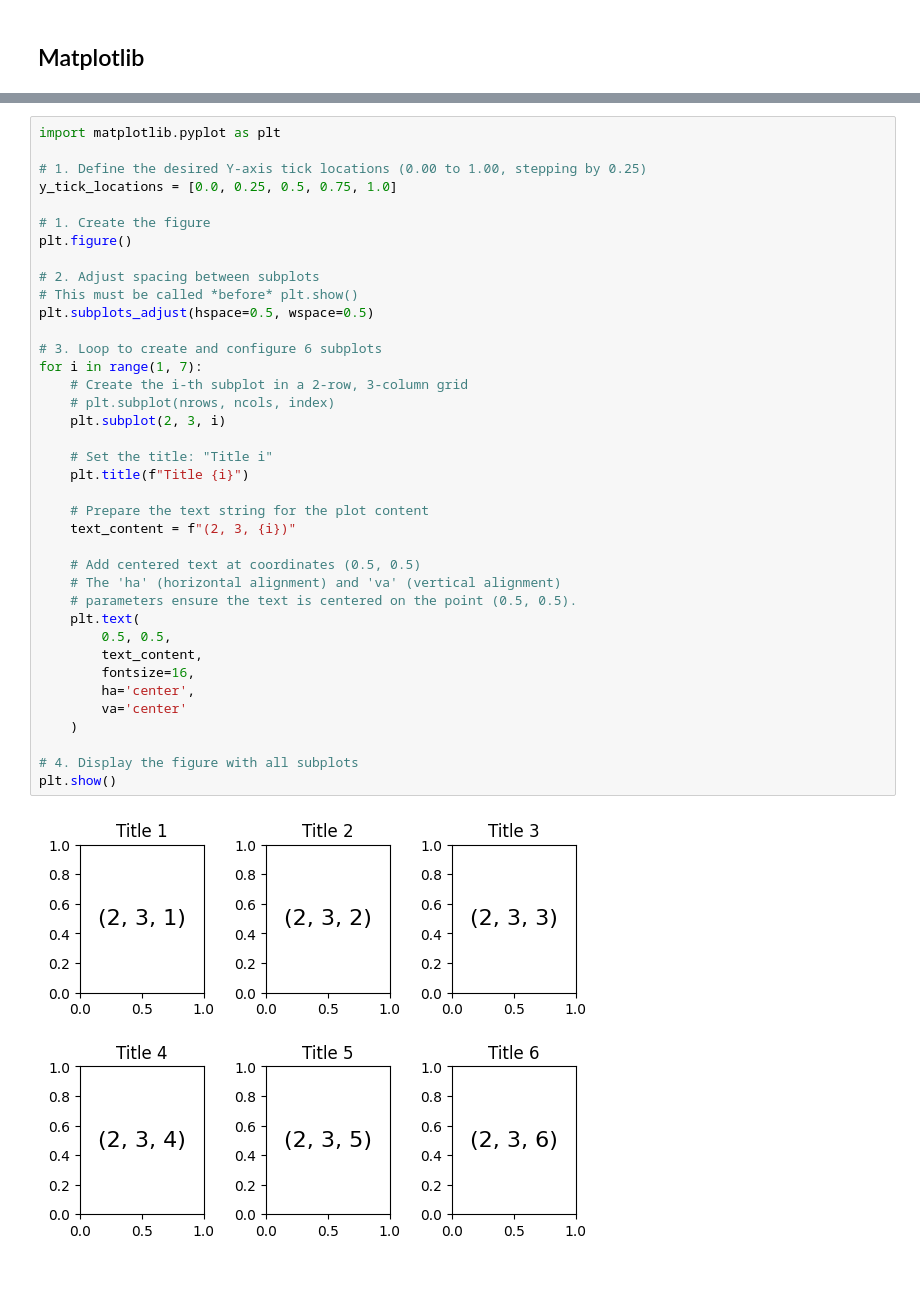
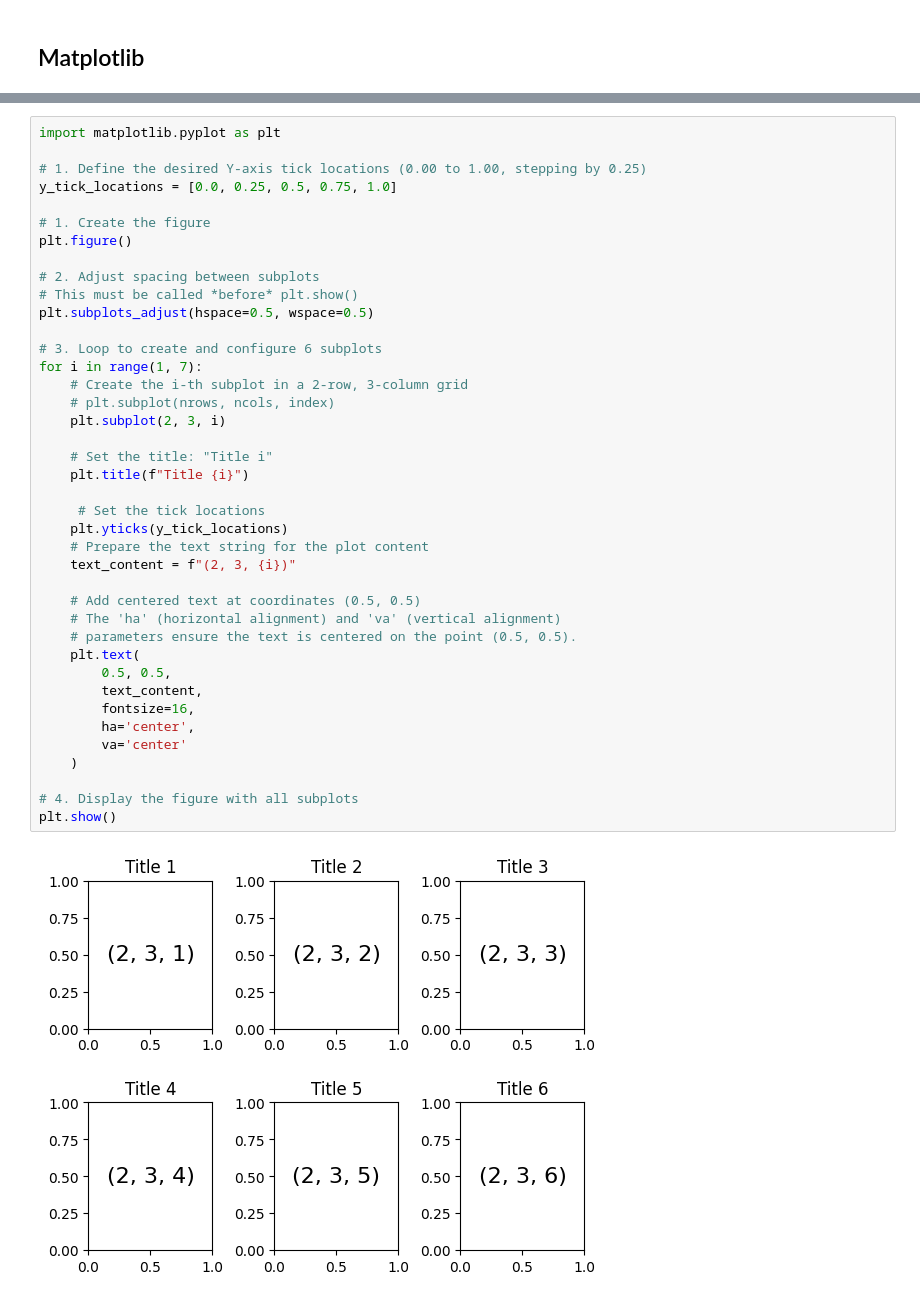
Before and after one commit to Rabinnnn/Visualizations, a Jupyter notebook: visualizations.ipynb, the cells around one changed output, grey strips where cells are left out. Saved outputs shown, nothing was run; the diff lists cells and outputs as text.

```diff
--- a/visualizations.ipynb
+++ b/visualizations.ipynb
@@ -94,31 +90,33 @@ plt.figure()
 # 2. Adjust spacing between subplots
 # This must be called *before* plt.show()
 plt.subplots_adjust(hspace=0.5, wspace=0.5)
 
 # 3. Loop to create and configure 6 subplots
 for i in range(1, 7):
     # Create the i-th subplot in a 2-row, 3-column grid
     # plt.subplot(nrows, ncols, index)
     plt.subplot(2, 3, i)
 
     # Set the title: "Title i"
     plt.title(f"Title {i}")
 
+     # Set the tick locations
+    plt.yticks(y_tick_locations)
     # Prepare the text string for the plot content
     text_content = f"(2, 3, {i})"
 
     # Add centered text at coordinates (0.5, 0.5)
     # The 'ha' (horizontal alignment) and 'va' (vertical alignment)
     # parameters ensure the text is centered on the point (0.5, 0.5).
     plt.text(
         0.5, 0.5,
         text_content,
         fontsize=16,
         ha='center',
         va='center'
     )
 
 # 4. Display the figure with all subplots
 plt.show()
 # %% [output]
-[figure, old version]
+[figure, new version]
```
Also changed, not shown: parts of 5 cells of this notebook.
